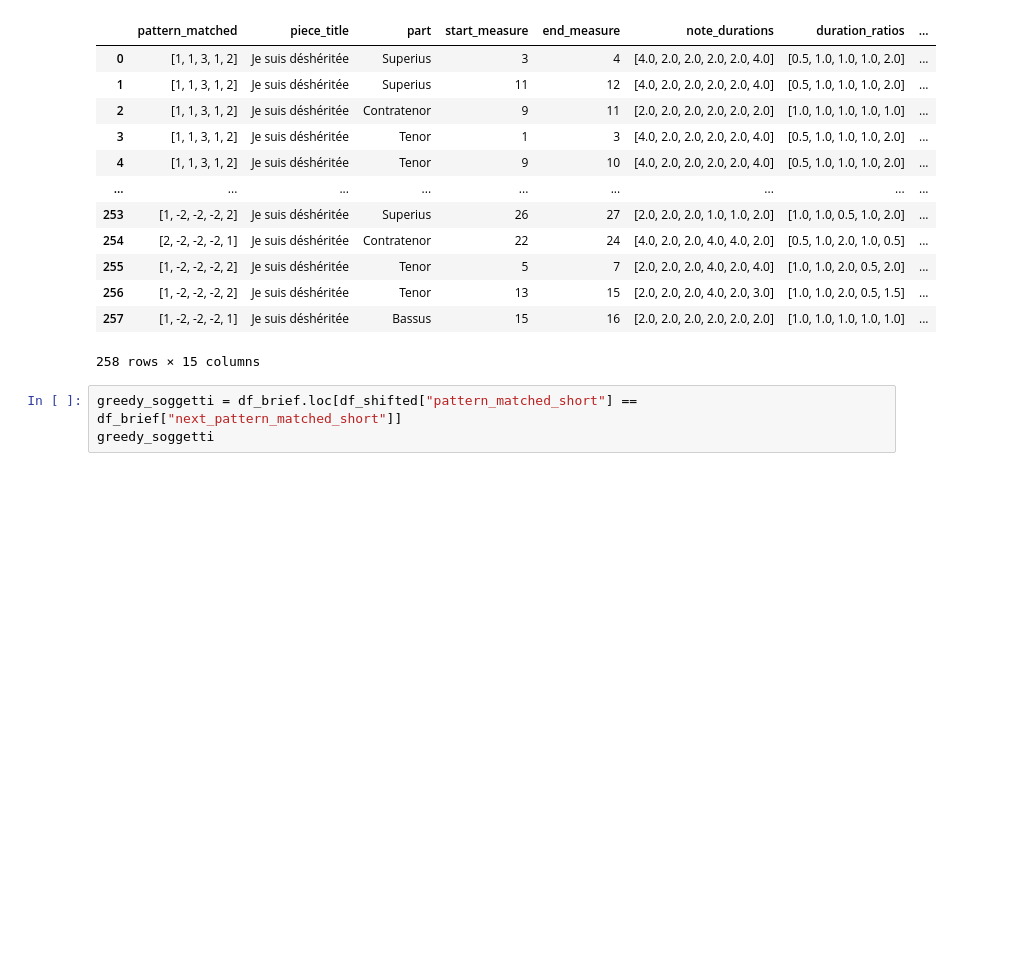
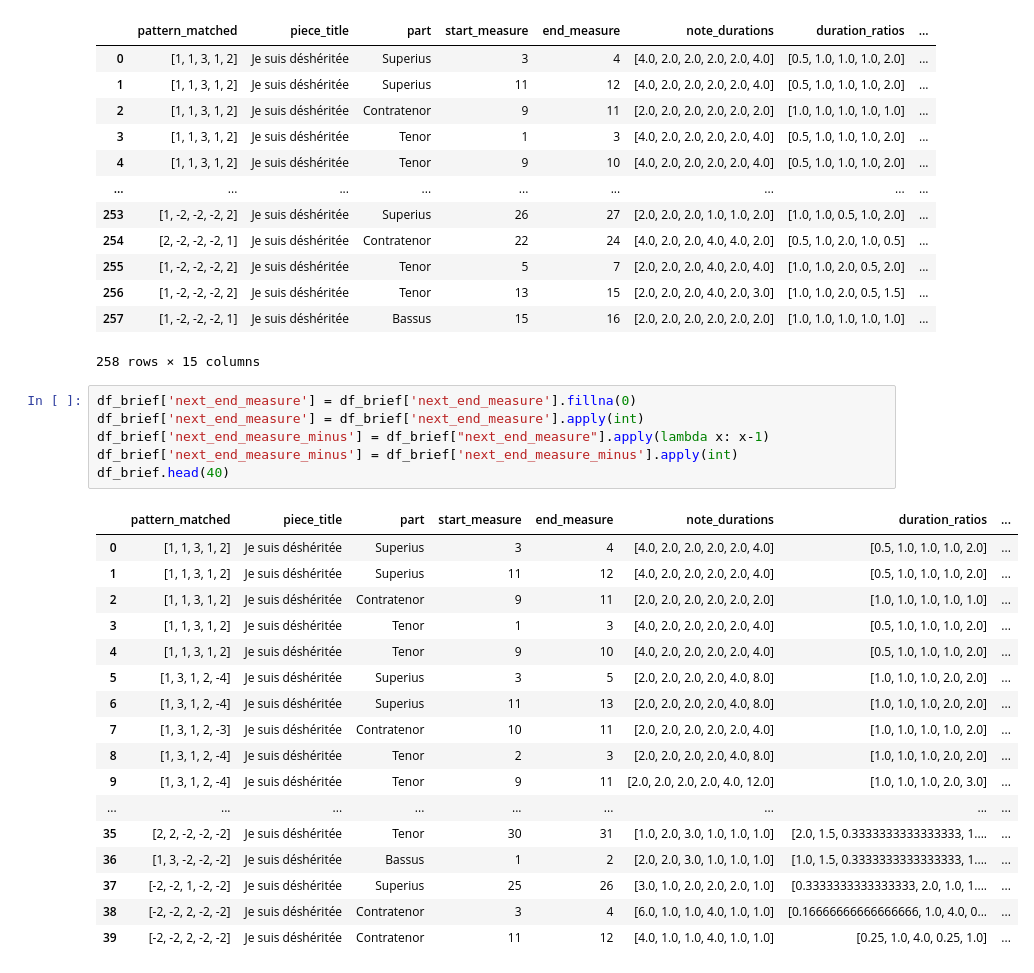
Before and after one commit to RichardFreedman/CRIM-notebooks, a Jupyter notebook: CRIM/CRIM_Intervals_Classify_12_31_20_dev.ipynb, the cells around one changed output. Saved outputs shown, nothing was run; the diff lists cells and outputs as text; blank space fills up the shorter version.

```diff
--- a/CRIM/CRIM_Intervals_Classify_12_31_20_dev.ipynb
+++ b/CRIM/CRIM_Intervals_Classify_12_31_20_dev.ipynb
@@ -592,6 +592,27 @@ df_brief
 | 256 | [1, -2, -2, -2, 2] | Je suis déshéritée | Tenor | 13 | 15 | [2.0, 2.0, 2.0, 4.0, 2.0, 3.0] | [1.0, 1.0, 2.0, 0.5, 1.5] | ... |
 | 257 | [1, -2, -2, -2, 1] | Je suis déshéritée | Bassus | 15 | 16 | [2.0, 2.0, 2.0, 2.0, 2.0, 2.0] | [1.0, 1.0, 1.0, 1.0, 1.0] | ... |
 258 rows × 15 columns
-# %%
-greedy_soggetti = df_brief.loc[df_shifted["pattern_matched_short"] == df_brief["next_pattern_matched_short"]]
-greedy_soggetti
+# %%
+df_brief['next_end_measure'] = df_brief['next_end_measure'].fillna(0)
+df_brief['next_end_measure'] = df_brief['next_end_measure'].apply(int)
+df_brief['next_end_measure_minus'] = df_brief["next_end_measure"].apply(lambda x: x-1)
+df_brief['next_end_measure_minus'] = df_brief['next_end_measure_minus'].apply(int)
+df_brief.head(40)
+# %% [output]
+|  | pattern_matched | piece_title | part | start_measure | end_measure | note_durations | duration_ratios | ... |
+| 0 | [1, 1, 3, 1, 2] | Je suis déshéritée | Superius | 3 | 4 | [4.0, 2.0, 2.0, 2.0, 2.0, 4.0] | [0.5, 1.0, 1.0, 1.0, 2.0] | ... |
+| 1 | [1, 1, 3, 1, 2] | Je suis déshéritée | Superius | 11 | 12 | [4.0, 2.0, 2.0, 2.0, 2.0, 4.0] | [0.5, 1.0, 1.0, 1.0, 2.0] | ... |
+| 2 | [1, 1, 3, 1, 2] | Je suis déshéritée | Contratenor | 9 | 11 | [2.0, 2.0, 2.0, 2.0, 2.0, 2.0] | [1.0, 1.0, 1.0, 1.0, 1.0] | ... |
+| 3 | [1, 1, 3, 1, 2] | Je suis déshéritée | Tenor | 1 | 3 | [4.0, 2.0, 2.0, 2.0, 2.0, 4.0] | [0.5, 1.0, 1.0, 1.0, 2.0] | ... |
+| 4 | [1, 1, 3, 1, 2] | Je suis déshéritée | Tenor | 9 | 10 | [4.0, 2.0, 2.0, 2.0, 2.0, 4.0] | [0.5, 1.0, 1.0, 1.0, 2.0] | ... |
+| 5 | [1, 3, 1, 2, -4] | Je suis déshéritée | Superius | 3 | 5 | [2.0, 2.0, 2.0, 2.0, 4.0, 8.0] | [1.0, 1.0, 1.0, 2.0, 2.0] | ... |
+| 6 | [1, 3, 1, 2, -4] | Je suis déshéritée | Superius | 11 | 13 | [2.0, 2.0, 2.0, 2.0, 4.0, 8.0] | [1.0, 1.0, 1.0, 2.0, 2.0] | ... |
+| 7 | [1, 3, 1, 2, -3] | Je suis déshéritée | Contratenor | 10 | 11 | [2.0, 2.0, 2.0, 2.0, 2.0, 4.0] | [1.0, 1.0, 1.0, 1.0, 2.0] | ... |
+| 8 | [1, 3, 1, 2, -4] | Je suis déshéritée | Tenor | 2 | 3 | [2.0, 2.0, 2.0, 2.0, 4.0, 8.0] | [1.0, 1.0, 1.0, 2.0, 2.0] | ... |
+| 9 | [1, 3, 1, 2, -4] | Je suis déshéritée | Tenor | 9 | 11 | [2.0, 2.0, 2.0, 2.0, 4.0, 12.0] | [1.0, 1.0, 1.0, 2.0, 3.0] | ... |
+| ... | ... | ... | ... | ... | ... | ... | ... | ... |
+| 35 | [2, 2, -2, -2, -2] | Je suis déshéritée | Tenor | 30 | 31 | [1.0, 2.0, 3.0, 1.0, 1.0, 1.0] | [2.0, 1.5, 0.3333333333333333, 1.... | ... |
+| 36 | [1, 3, -2, -2, -2] | Je suis déshéritée | Bassus | 1 | 2 | [2.0, 2.0, 3.0, 1.0, 1.0, 1.0] | [1.0, 1.5, 0.3333333333333333, 1.... | ... |
+| 37 | [-2, -2, 1, -2, -2] | Je suis déshéritée | Superius | 25 | 26 | [3.0, 1.0, 2.0, 2.0, 2.0, 1.0] | [0.3333333333333333, 2.0, 1.0, 1.... | ... |
+| 38 | [-2, -2, 2, -2, -2] | Je suis déshéritée | Contratenor | 3 | 4 | [6.0, 1.0, 1.0, 4.0, 1.0, 1.0] | [0.16666666666666666, 1.0, 4.0, 0... | ... |
+| 39 | [-2, -2, 2, -2, -2] | Je suis déshéritée | Contratenor | 11 | 12 | [4.0, 1.0, 1.0, 4.0, 1.0, 1.0] | [0.25, 1.0, 4.0, 0.25, 1.0] | ... |
```
Also changed, not shown: parts of 1 cell of this notebook.
